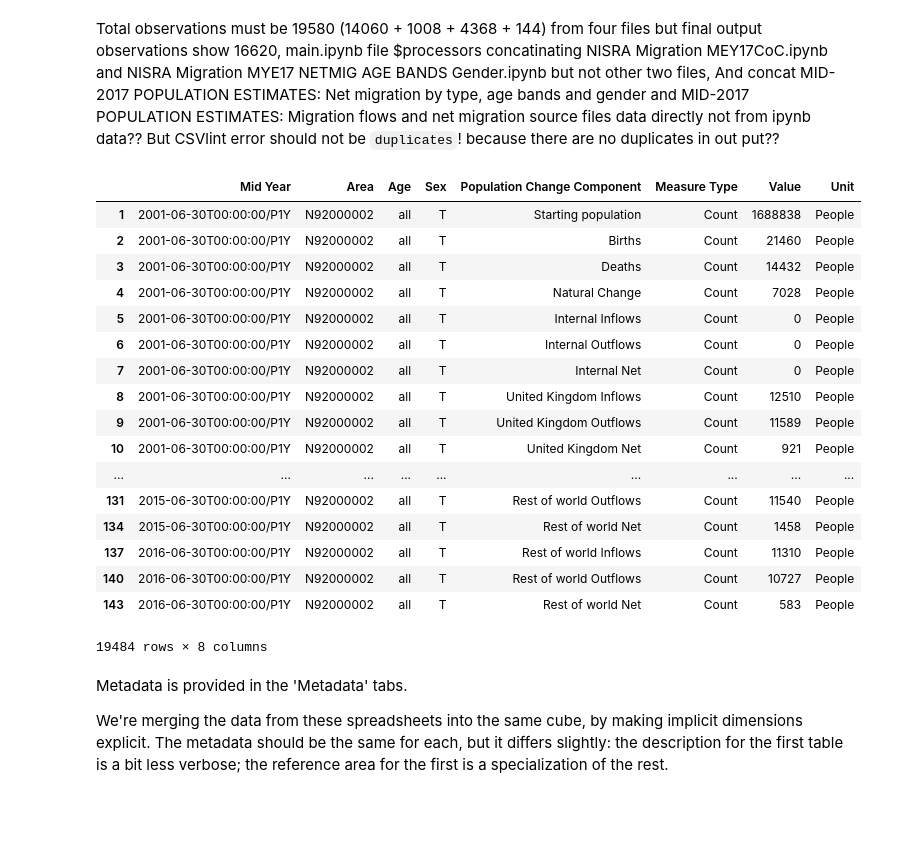
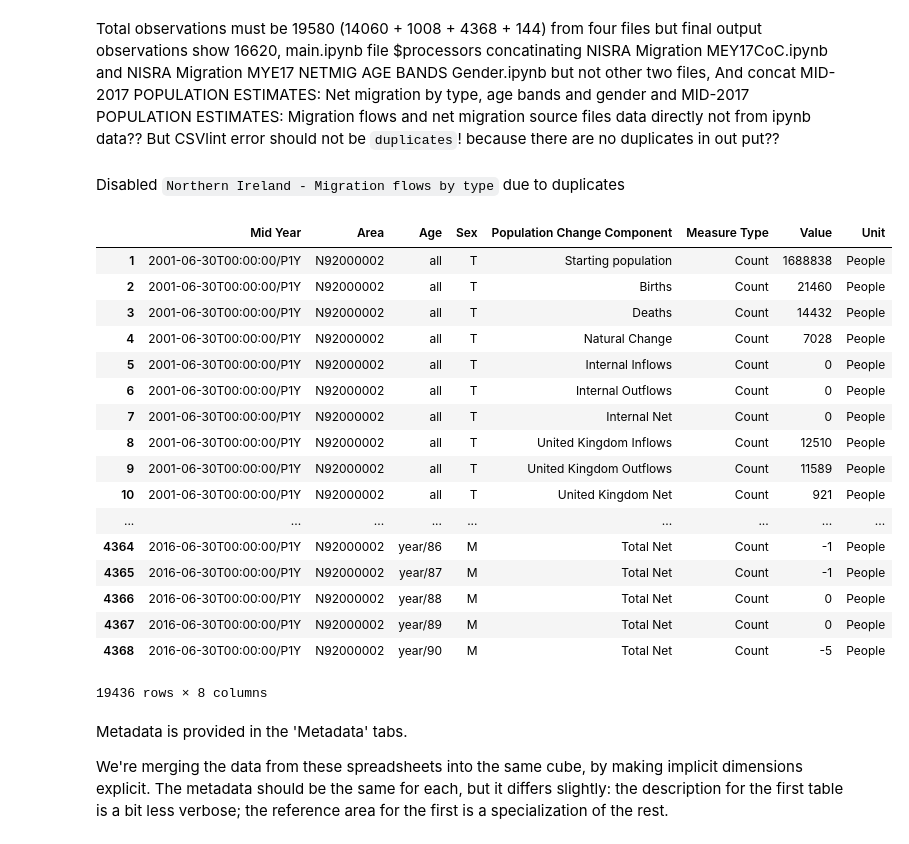
Before and after one commit to GSS-Cogs/NISRA-NI-migration-estimates, a Jupyter notebook: main.ipynb, the cells around one changed output. Drawn from its saved outputs; the diff is of its cells as text; code cells hidden in the pictures; blank space fills up the shorter version.

Commit message:
Errors: Duplicates/ foreign_keys

```diff
--- a/main.ipynb
+++ b/main.ipynb
@@ -79,44 +79,46 @@ And concat
     MID-2017 POPULATION ESTIMATES: Migration flows and net migration
     source files data directly not from ipynb data??
 But CSVlint error should not be `duplicates`! because there are no duplicates in out put??
+# %% [markdown]
+Disabled `Northern Ireland - Migration flows by type` due to duplicates
 # %%
 processors = [
     ('All areas - Components of population change', 'NISRA Migration MEY17CoC.ipynb'),
     ('Northern Ireland - Net migration by sex and age bands', 'NISRA Migration MYE17 NETMIG AGE BANDS Gender.ipynb'),
-    ('Northern Ireland - Net migration by sex and single year of age', 'NISRA Migration MYE17 NETMIG AGE.ipynb'),
-    ('Northern Ireland - Migration flows by type', 'NISRA Migration MYE17 NETMIG FLOW.ipynb')
+    ('Northern Ireland - Net migration by sex and single year of age', 'NISRA Migration MYE17 NETMIG AGE.ipynb')
+#     ('Northern Ireland - Migration flows by type', 'NISRA Migration MYE17 NETMIG FLOW.ipynb')
 ]
 
 tidy_list = []
 metadata_tabs = []
 for title, processor in processors:
     book = scraper.distribution(title=lambda x: x.startswith(title)).as_pandas(sheet_name=None, header=None)
     flat = book['Flat']
     flat = flat.rename(columns=flat.iloc[0]).drop(flat.index[0])
     %run "$processor"
     tidy_list.append(tidy)
     metadata_tabs.append(book['Metadata'])
 all_tidy = pd.concat(tidy_list)
 all_tidy
 # %% [output]
 |  | Mid Year | Area | Age | Sex | Population Change Component | Measure Type | Value | Unit |
 | 1 | 2001-06-30T00:00:00/P1Y | N92000002 | all | T | Starting population | Count | 1688838 | People |
 | 2 | 2001-06-30T00:00:00/P1Y | N92000002 | all | T | Births | Count | 21460 | People |
 | 3 | 2001-06-30T00:00:00/P1Y | N92000002 | all | T | Deaths | Count | 14432 | People |
 | 4 | 2001-06-30T00:00:00/P1Y | N92000002 | all | T | Natural Change | Count | 7028 | People |
 | 5 | 2001-06-30T00:00:00/P1Y | N92000002 | all | T | Internal Inflows | Count | 0 | People |
 | 6 | 2001-06-30T00:00:00/P1Y | N92000002 | all | T | Internal Outflows | Count | 0 | People |
 | 7 | 2001-06-30T00:00:00/P1Y | N92000002 | all | T | Internal Net | Count | 0 | People |
 | 8 | 2001-06-30T00:00:00/P1Y | N92000002 | all | T | United Kingdom Inflows | Count | 12510 | People |
 | 9 | 2001-06-30T00:00:00/P1Y | N92000002 | all | T | United Kingdom Outflows | Count | 11589 | People |
 | 10 | 2001-06-30T00:00:00/P1Y | N92000002 | all | T | United Kingdom Net | Count | 921 | People |
 | ... | ... | ... | ... | ... | ... | ... | ... | ... |
-| 131 | 2015-06-30T00:00:00/P1Y | N92000002 | all | T | Rest of world Outflows | Count | 11540 | People |
-| 134 | 2015-06-30T00:00:00/P1Y | N92000002 | all | T | Rest of world Net | Count | 1458 | People |
-| 137 | 2016-06-30T00:00:00/P1Y | N92000002 | all | T | Rest of world Inflows | Count | 11310 | People |
-| 140 | 2016-06-30T00:00:00/P1Y | N92000002 | all | T | Rest of world Outflows | Count | 10727 | People |
-| 143 | 2016-06-30T00:00:00/P1Y | N92000002 | all | T | Rest of world Net | Count | 583 | People |
+| 4364 | 2016-06-30T00:00:00/P1Y | N92000002 | year/86 | M | Total Net | Count | -1 | People |
+| 4365 | 2016-06-30T00:00:00/P1Y | N92000002 | year/87 | M | Total Net | Count | -1 | People |
+| 4366 | 2016-06-30T00:00:00/P1Y | N92000002 | year/88 | M | Total Net | Count | 0 | People |
+| 4367 | 2016-06-30T00:00:00/P1Y | N92000002 | year/89 | M | Total Net | Count | 0 | People |
+| 4368 | 2016-06-30T00:00:00/P1Y | N92000002 | year/90 | M | Total Net | Count | -5 | People |
-19484 rows × 8 columns
+19436 rows × 8 columns
 # %% [markdown]
 Metadata is provided in the 'Metadata' tabs.
 
```
Also changed, not shown: parts of 2 cells of this notebook, 1 other file.
